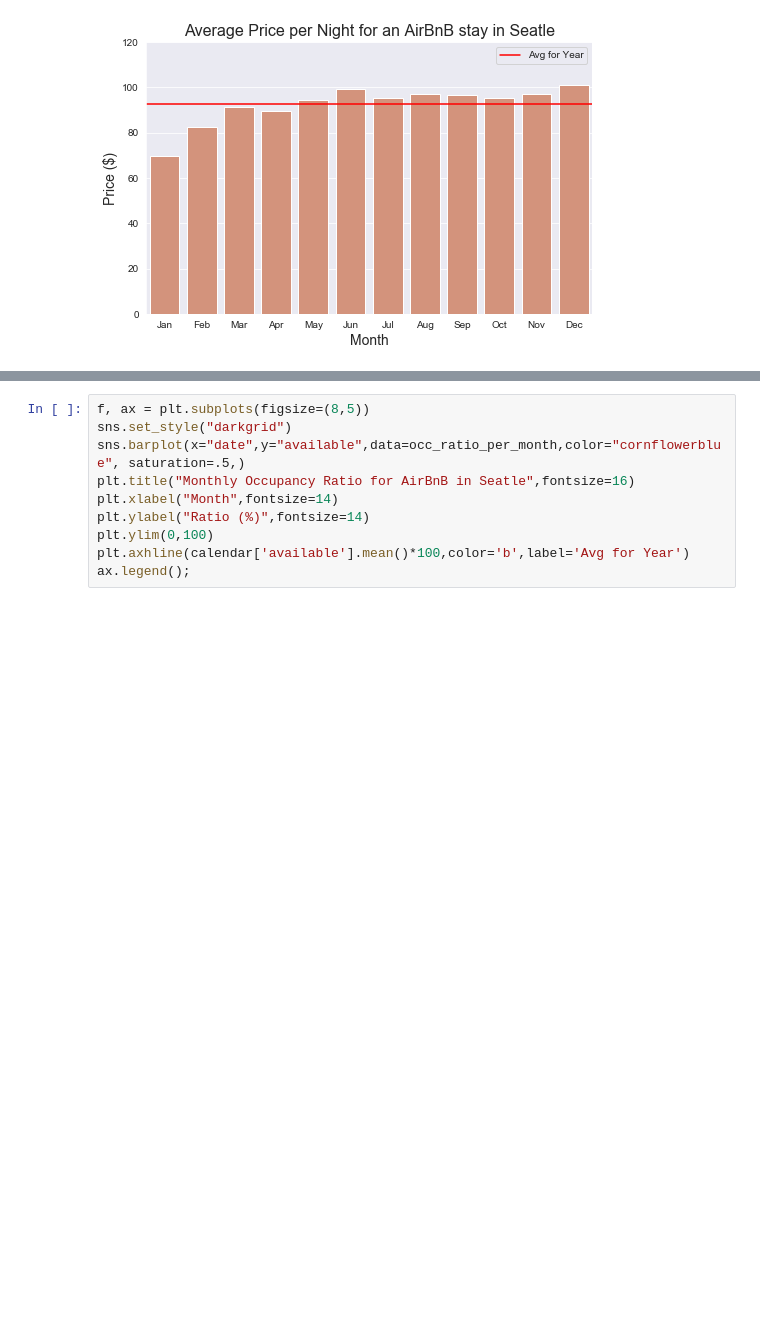
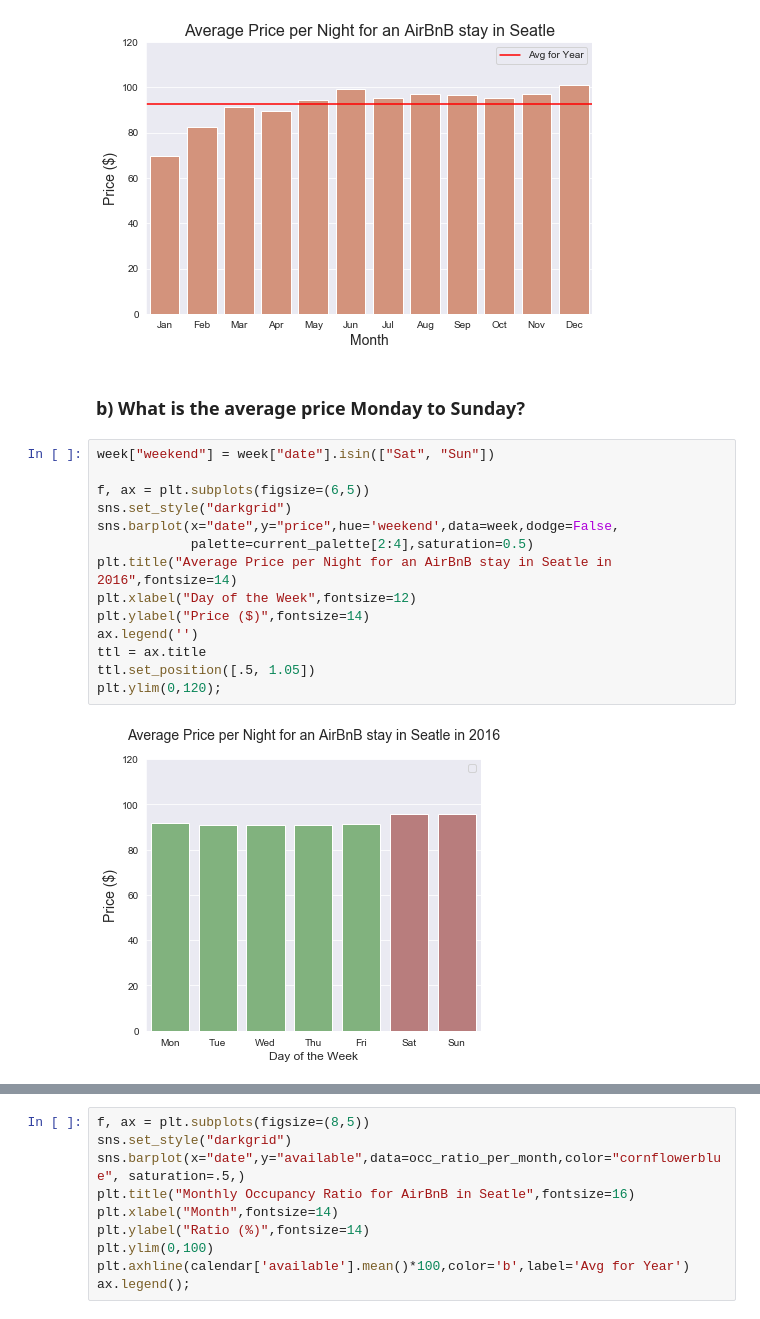
Before and after one commit to paulstancliffe/Blog-Post-AirBnB-Seattle, a Jupyter notebook: seattle_airbnb.ipynb, the cells around one changed output, grey strips where cells are left out. Drawn from its saved outputs; the diff is of its cells as text; blank space fills up the shorter version.

```diff
--- a/seattle_airbnb.ipynb
+++ b/seattle_airbnb.ipynb
@@ -679,3 +558,21 @@ plt.axhline(calendar['price'].mean(),color='r',label='Avg for Year')
 ax.legend();
 # %% [output]
 [figure]
+# %% [markdown]
+### b) What is the average price Monday to Sunday?
+# %%
+week["weekend"] = week["date"].isin(["Sat", "Sun"])
+
+f, ax = plt.subplots(figsize=(6,5))
+sns.set_style("darkgrid")
+sns.barplot(x="date",y="price",hue='weekend',data=week,dodge=False,
+            palette=current_palette[2:4],saturation=0.5)
+plt.title("Average Price per Night for an AirBnB stay in Seatle in 2016",fontsize=14)
+plt.xlabel("Day of the Week",fontsize=12)
+plt.ylabel("Price ($)",fontsize=14)
+ax.legend('')
+ttl = ax.title
+ttl.set_position([.5, 1.05])
+plt.ylim(0,120);
+# %% [output]
+[figure, added]
```
Also changed, not shown: parts of 71 cells of this notebook.
